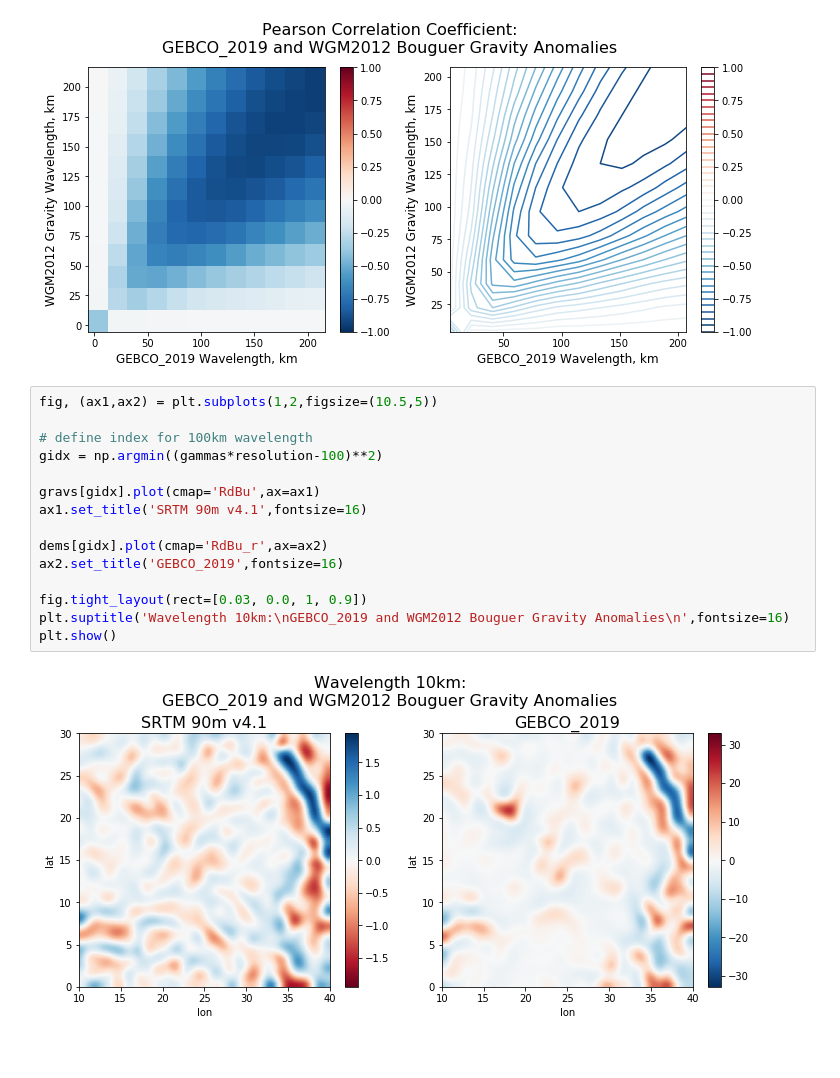
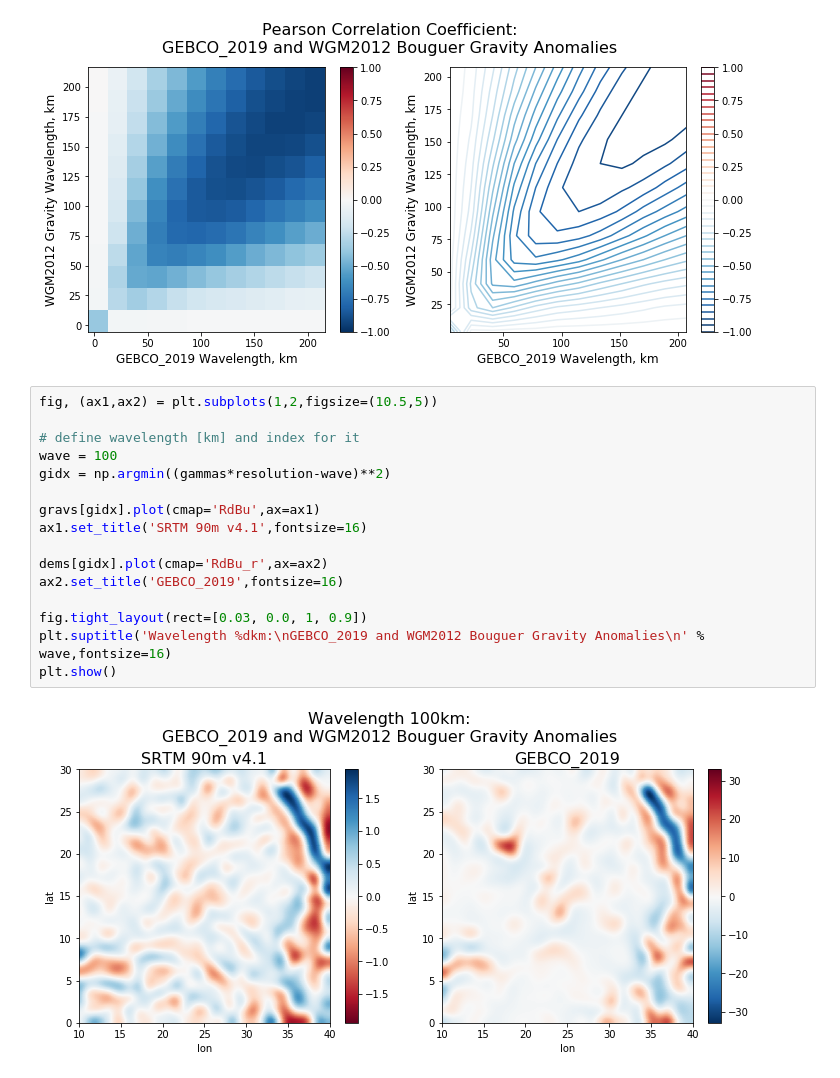
Before and after one commit to AlexeyPechnikov/gis-snippets, a Jupyter notebook: GEBCO_Bouguer_correlogram.ipynb, the cells around one changed output. Saved outputs shown, nothing was run; the diff lists cells and outputs as text.

```diff
--- a/GEBCO_Bouguer_correlogram.ipynb
+++ b/GEBCO_Bouguer_correlogram.ipynb
@@ -143,20 +143,21 @@ plt.show()
 # %%
 fig, (ax1,ax2) = plt.subplots(1,2,figsize=(10.5,5))
 
-# define index for 100km wavelength
-gidx = np.argmin((gammas*resolution-100)**2)
+# define wavelength [km] and index for it
+wave = 100
+gidx = np.argmin((gammas*resolution-wave)**2)
 
 gravs[gidx].plot(cmap='RdBu',ax=ax1)
 ax1.set_title('SRTM 90m v4.1',fontsize=16)
 
 dems[gidx].plot(cmap='RdBu_r',ax=ax2)
 ax2.set_title('GEBCO_2019',fontsize=16)
 
 fig.tight_layout(rect=[0.03, 0.0, 1, 0.9])
-plt.suptitle('Wavelength 10km:\nGEBCO_2019 and WGM2012 Bouguer Gravity Anomalies\n',fontsize=16)
+plt.suptitle('Wavelength %dkm:\nGEBCO_2019 and WGM2012 Bouguer Gravity Anomalies\n' % wave,fontsize=16)
 plt.show()
 # %% [output]
-[figure, old version]
+[figure, new version]
 # %%
 fig, (ax1,ax2) = plt.subplots(1,2,figsize=(10.5,5))
 
```
Also changed, not shown: parts of 1 cell of this notebook.
